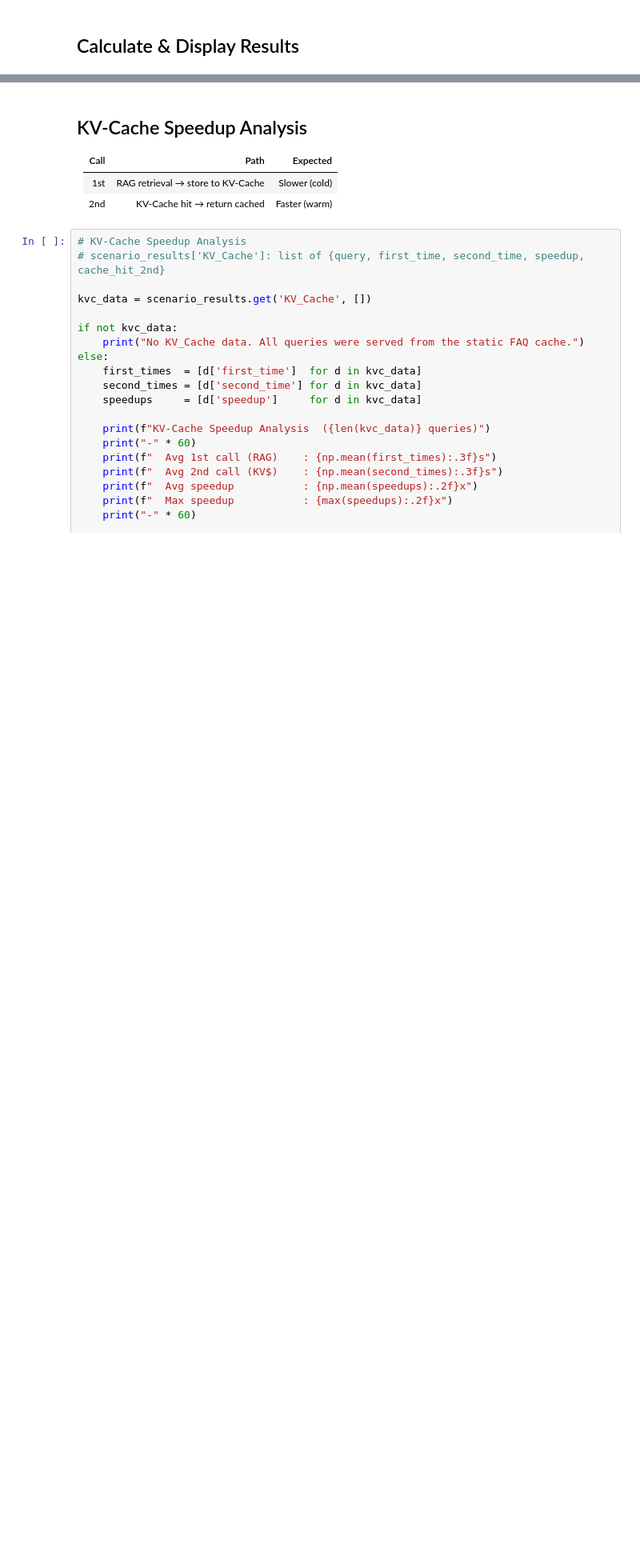
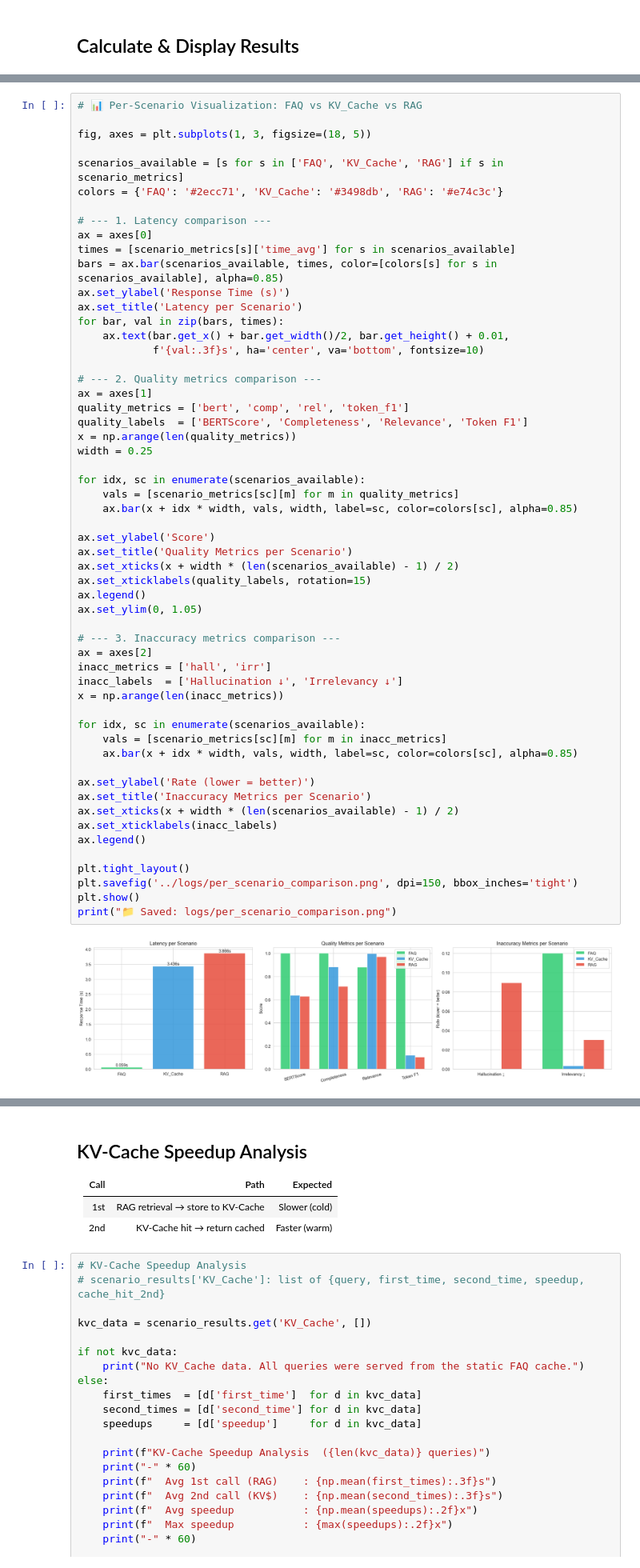
Before and after one commit to samuelsitio26/llm-chatbot-RAG-CAG, a Jupyter notebook: notebooks/Evaluate.ipynb, the cells around one changed output, grey strips where cells are left out. Shown at 80% size. Saved outputs shown, nothing was run; the diff lists cells and outputs as text; blank space fills up the shorter version.

```diff
--- a/notebooks/Evaluate.ipynb
+++ b/notebooks/Evaluate.ipynb
@@ -787,0 +925,58 @@ Ada berapa tamu yang dapat menginap di Labersa Hotel & Conve 2.857  False 0.6432
+# %%
+# 📊 Per-Scenario Visualization: FAQ vs KV_Cache vs RAG
+
+fig, axes = plt.subplots(1, 3, figsize=(18, 5))
+
+scenarios_available = [s for s in ['FAQ', 'KV_Cache', 'RAG'] if s in scenario_metrics]
+colors = {'FAQ': '#2ecc71', 'KV_Cache': '#3498db', 'RAG': '#e74c3c'}
+
+# --- 1. Latency comparison ---
+ax = axes[0]
+times = [scenario_metrics[s]['time_avg'] for s in scenarios_available]
+bars = ax.bar(scenarios_available, times, color=[colors[s] for s in scenarios_available], alpha=0.85)
+ax.set_ylabel('Response Time (s)')
+ax.set_title('Latency per Scenario')
+for bar, val in zip(bars, times):
+    ax.text(bar.get_x() + bar.get_width()/2, bar.get_height() + 0.01,
+            f'{val:.3f}s', ha='center', va='bottom', fontsize=10)
+
+# --- 2. Quality metrics comparison ---
+ax = axes[1]
+quality_metrics = ['bert', 'comp', 'rel', 'token_f1']
+quality_labels  = ['BERTScore', 'Completeness', 'Relevance', 'Token F1']
+x = np.arange(len(quality_metrics))
+width = 0.25
+
+for idx, sc in enumerate(scenarios_available):
+    vals = [scenario_metrics[sc][m] for m in quality_metrics]
+    ax.bar(x + idx * width, vals, width, label=sc, color=colors[sc], alpha=0.85)
+
+ax.set_ylabel('Score')
+ax.set_title('Quality Metrics per Scenario')
+ax.set_xticks(x + width * (len(scenarios_available) - 1) / 2)
+ax.set_xticklabels(quality_labels, rotation=15)
+ax.legend()
+ax.set_ylim(0, 1.05)
+
+# --- 3. Inaccuracy metrics comparison ---
+ax = axes[2]
+inacc_metrics = ['hall', 'irr']
+inacc_labels  = ['Hallucination ↓', 'Irrelevancy ↓']
+x = np.arange(len(inacc_metrics))
+
+for idx, sc in enumerate(scenarios_available):
+    vals = [scenario_metrics[sc][m] for m in inacc_metrics]
+    ax.bar(x + idx * width, vals, width, label=sc, color=colors[sc], alpha=0.85)
+
+ax.set_ylabel('Rate (lower = better)')
+ax.set_title('Inaccuracy Metrics per Scenario')
+ax.set_xticks(x + width * (len(scenarios_available) - 1) / 2)
+ax.set_xticklabels(inacc_labels)
+ax.legend()
+
+plt.tight_layout()
+plt.savefig('../logs/per_scenario_comparison.png', dpi=150, bbox_inches='tight')
+plt.show()
+print("📁 Saved: logs/per_scenario_comparison.png")
+# %% [output]
+[figure, added]
```
Also changed, not shown: parts of 16 cells of this notebook, 16 other files.
